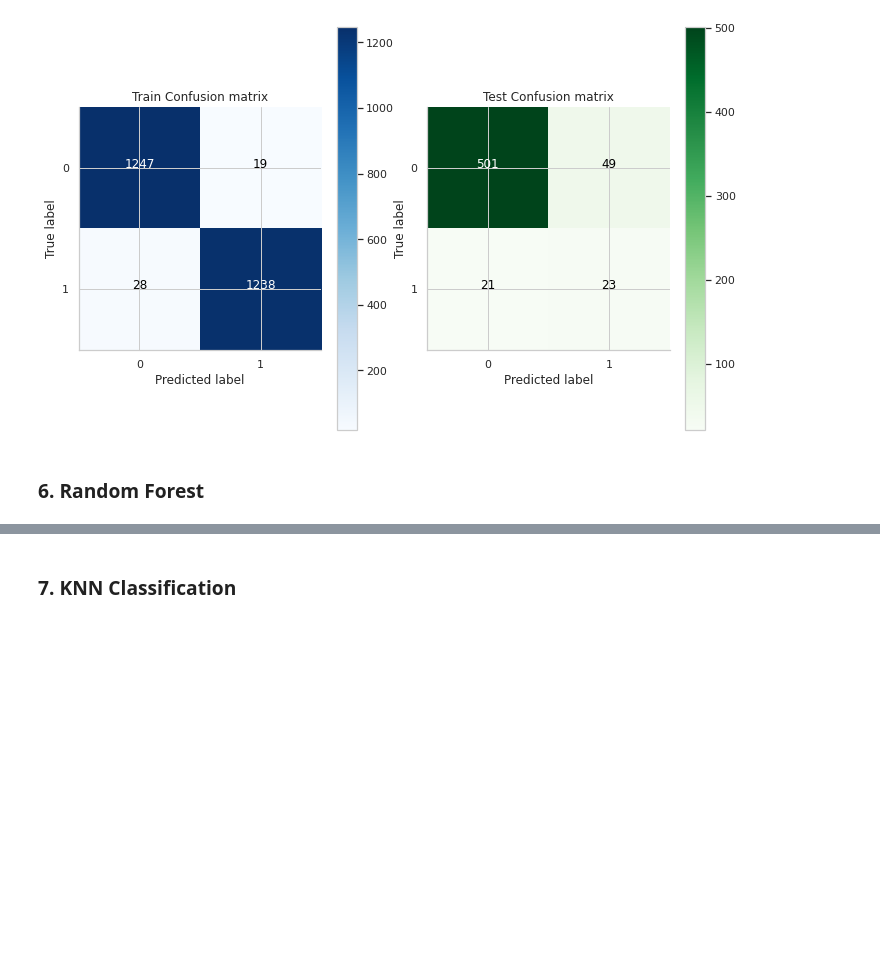
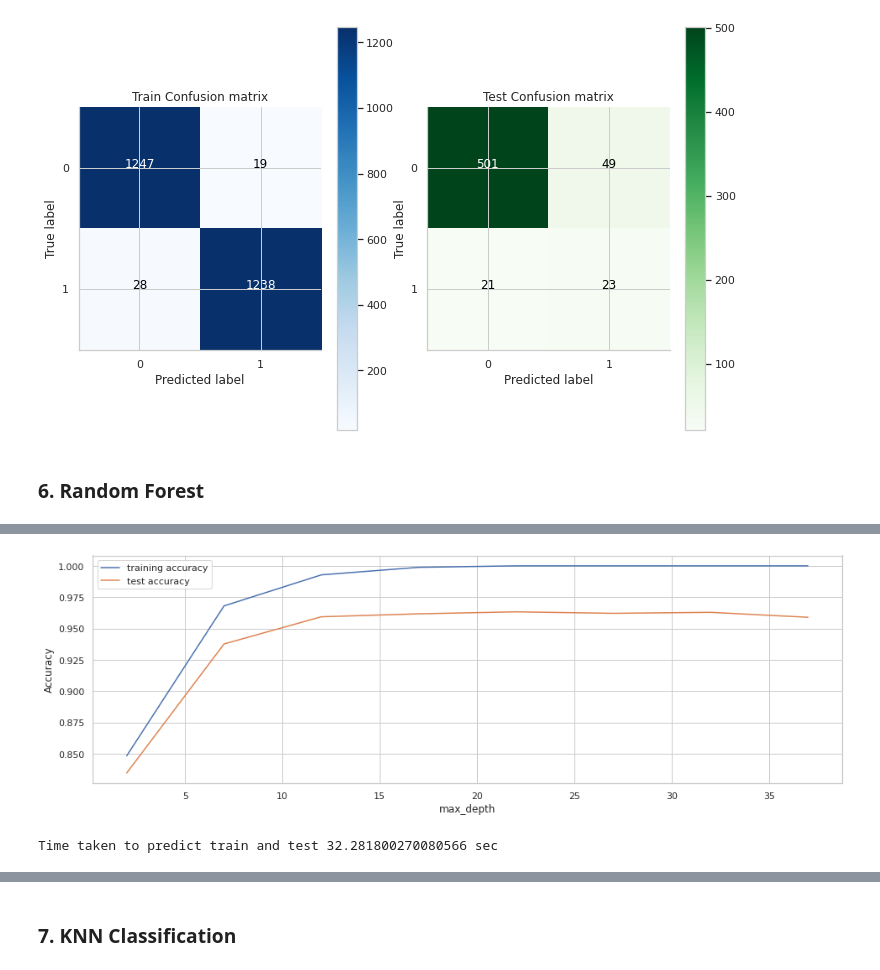
Before and after one commit to prabhatm0307/ai-ml, a Jupyter notebook: Telecom_Churn_Assignment.ipynb, the cells around one changed output, grey strips where cells are left out. Saved outputs shown, nothing was run; the diff lists cells and outputs as text; code cells hidden in the pictures; blank space fills up the shorter version.

```diff
--- a/Telecom_Churn_Assignment.ipynb
+++ b/Telecom_Churn_Assignment.ipynb
@@ -1568,0 +1627,7 @@ Time taken to predict train and test 10.002905130386353 sec
+# %%
+### Tuning Depth
+parameters = {'max_depth': range(2, 40, 5)}
+tune_hyperparameter(RandomForestClassifier(),parameters,X_train,y_train)
+# %% [output]
+[figure, added]
+Time taken to predict train and test 32.281800270080566 sec
```
Also changed, not shown: parts of 20 cells of this notebook.
